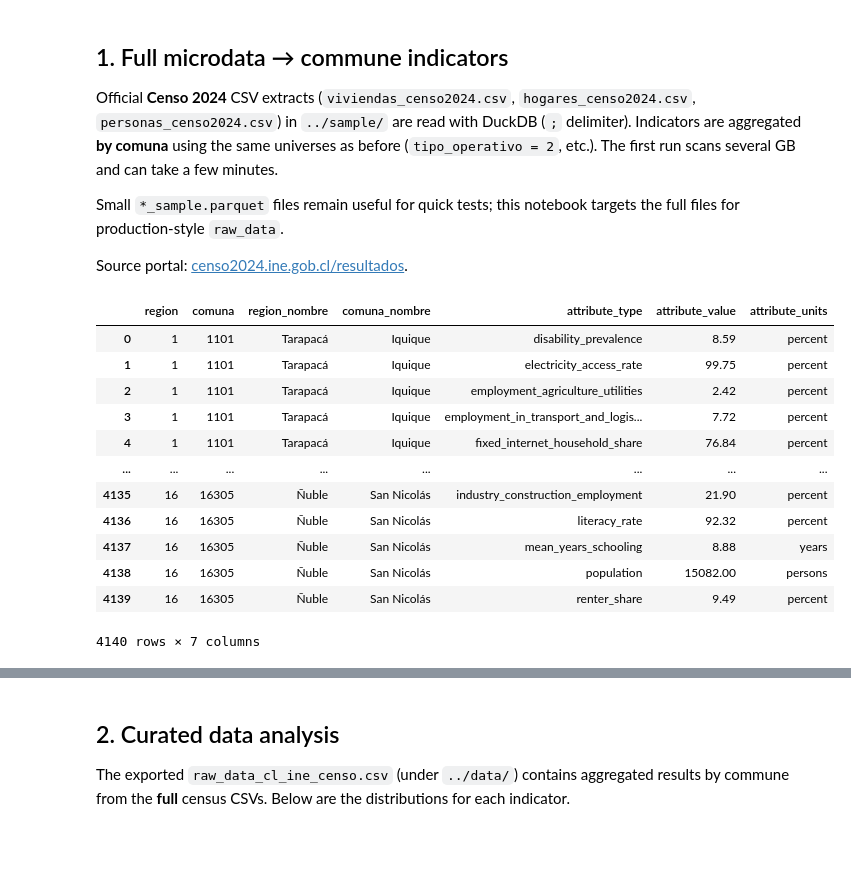
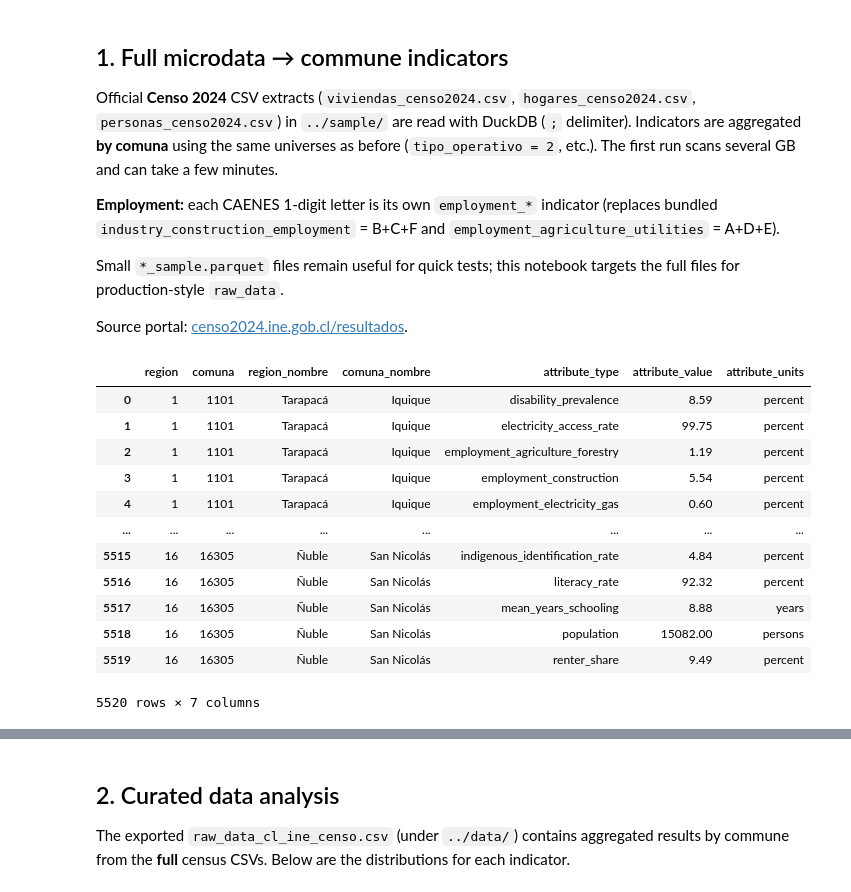
Before and after one commit to Open-Earth-Foundation/CityCatalyst-global-data, a Jupyter notebook: dataset-review/reviews/cl-ine/cl-ine-censo/releases/2024/notebook/exploration.ipynb, the cells around one changed output, grey strips where cells are left out. Saved outputs shown, nothing was run; the diff lists cells and outputs as text; code cells hidden in the pictures; blank space fills up the shorter version.

```diff
--- a/dataset-review/reviews/cl-ine/cl-ine-censo/releases/2024/notebook/exploration.ipynb
+++ b/dataset-review/reviews/cl-ine/cl-ine-censo/releases/2024/notebook/exploration.ipynb
@@ -26,6 +32,8 @@ import numpy as np
 
 Official **Censo 2024** CSV extracts (`viviendas_censo2024.csv`, `hogares_censo2024.csv`, `personas_censo2024.csv`) in `../sample/` are read with DuckDB (`;` delimiter). Indicators are aggregated **by comuna** using the same universes as before (`tipo_operativo = 2`, etc.). The first run scans several GB and can take a few minutes.
 
+**Employment:** each CAENES 1-digit letter is its own `employment_*` indicator (replaces bundled `industry_construction_employment` = B+C+F and `employment_agriculture_utilities` = A+D+E).
+
 Small `*_sample.parquet` files remain useful for quick tests; this notebook targets the full files for production-style `raw_data`.
 
 Source portal: [censo2024.ine.gob.cl/resultados](https://censo2024.ine.gob.cl/resultados/).
@@ -78,9 +86,13 @@ hog AS (
 ),
 emp AS (
   SELECT region, comuna,
-    COUNT(*) FILTER (WHERE cod_caenes IN ('B','C','F')) * 100.0 / NULLIF(COUNT(*), 0) AS industry_construction_pct,
-    COUNT(*) FILTER (WHERE cod_caenes = 'H') * 100.0 / NULLIF(COUNT(*), 0) AS transport_logistics_pct,
-    COUNT(*) FILTER (WHERE cod_caenes IN ('A','D','E')) * 100.0 / NULLIF(COUNT(*), 0) AS agriculture_utilities_employment_pct
+    COUNT(*) FILTER (WHERE cod_caenes = 'A') * 100.0 / NULLIF(COUNT(*), 0) AS employment_agriculture_forestry_pct,
+    COUNT(*) FILTER (WHERE cod_caenes = 'B') * 100.0 / NULLIF(COUNT(*), 0) AS employment_mining_pct,
+    COUNT(*) FILTER (WHERE cod_caenes = 'C') * 100.0 / NULLIF(COUNT(*), 0) AS employment_manufacturing_pct,
+    COUNT(*) FILTER (WHERE cod_caenes = 'D') * 100.0 / NULLIF(COUNT(*), 0) AS employment_electricity_gas_pct,
+    COUNT(*) FILTER (WHERE cod_caenes = 'E') * 100.0 / NULLIF(COUNT(*), 0) AS employment_water_waste_pct,
+    COUNT(*) FILTER (WHERE cod_caenes = 'F') * 100.0 / NULLIF(COUNT(*), 0) AS employment_construction_pct,
+    COUNT(*) FILTER (WHERE cod_caenes = 'H') * 100.0 / NULLIF(COUNT(*), 0) AS transport_logistics_pct
   FROM {_csv}
   WHERE tipo_operativo = 2 AND sit_fuerza_trabajo = 1
     AND cod_caenes IN ('A','B','C','D','E','F','G','H','I','J','K','L','M','N','O','P','Q','R','S','T','U')
@@ -110,9 +122,13 @@ joined AS (
     ROUND(h.home_ownership_pct, 2) AS home_ownership_pct,
     ROUND(h.renter_share_pct, 2) AS renter_share_pct,
     ROUND(h.fixed_internet_household_share_pct, 2) AS fixed_internet_household_share_pct,
-    ROUND(e.industry_construction_pct, 2) AS industry_construction_pct,
+    ROUND(e.employment_agriculture_forestry_pct, 2) AS employment_agriculture_forestry_pct,
+    ROUND(e.employment_mining_pct, 2) AS employment_mining_pct,
+    ROUND(e.employment_manufacturing_pct, 2) AS employment_manufacturing_pct,
+    ROUND(e.employment_electricity_gas_pct, 2) AS employment_electricity_gas_pct,
+    ROUND(e.employment_water_waste_pct, 2) AS employment_water_waste_pct,
+    ROUND(e.employment_construction_pct, 2) AS employment_construction_pct,
     ROUND(e.transport_logistics_pct, 2) AS transport_logistics_pct,
-    ROUND(e.agriculture_utilities_employment_pct, 2) AS agriculture_utilities_employment_pct,
     p.population AS population,
     ROUND(s.disability_prevalence_pct, 2) AS disability_prevalence_pct,
     ROUND(s.indigenous_identification_rate_pct, 2) AS indigenous_identification_rate_pct,
@@ -135,46 +151,54 @@ SELECT region, comuna, region_nombre, comuna_nombre, attribute_type, attribute_v
   UNION ALL
   SELECT region, comuna, region_nombre, comuna_nombre, 'home_ownership', home_ownership_pct, 'percent' FROM with_names WHERE home_ownership_pct IS NOT NULL
   UNION ALL
   SELECT region, comuna, region_nombre, comuna_nombre, 'renter_share', renter_share_pct, 'percent' FROM with_names WHERE renter_share_pct IS NOT NULL
   UNION ALL
-  SELECT region, comuna, region_nombre, comuna_nombre, 'industry_construction_employment', industry_construction_pct, 'percent' FROM with_names WHERE industry_construction_pct IS NOT NULL
+  SELECT region, comuna, region_nombre, comuna_nombre, 'employment_agriculture_forestry', employment_agriculture_forestry_pct, 'percent' FROM with_names WHERE employment_agriculture_forestry_pct IS NOT NULL
+  UNION ALL
+  SELECT region, comuna, region_nombre, comuna_nombre, 'employment_mining', employment_mining_pct, 'percent' FROM with_names WHERE employment_mining_pct IS NOT NULL
+  UNION ALL
+  SELECT region, comuna, region_nombre, comuna_nombre, 'employment_manufacturing', employment_manufacturing_pct, 'percent' FROM with_names WHERE employment_manufacturing_pct IS NOT NULL
+  UNION ALL
+  SELECT region, comuna, region_nombre, comuna_nombre, 'employment_electricity_gas', employment_electricity_gas_pct, 'percent' FROM with_names WHERE employment_electricity_gas_pct IS NOT NULL
+  UNION ALL
+  SELECT region, comuna, region_nombre, comuna_nombre, 'employment_water_waste', employment_water_waste_pct, 'percent' FROM with_names WHERE employment_water_waste_pct IS NOT NULL
+  UNION ALL
+  SELECT region, comuna, region_nombre, comuna_nombre, 'employment_construction', employment_construction_pct, 'percent' FROM with_names WHERE employment_construction_pct IS NOT NULL
   UNION ALL
   SELECT region, comuna, region_nombre, comuna_nombre, 'employment_in_transport_and_logistics', transport_logistics_pct, 'percent' FROM with_names WHERE transport_logistics_pct IS NOT NULL
   UNION ALL
   SELECT region, comuna, region_nombre, comuna_nombre, 'population', CAST(population AS DOUBLE), 'persons' FROM with_names WHERE population IS NOT NULL
   UNION ALL
   SELECT region, comuna, region_nombre, comuna_nombre, 'fixed_internet_household_share', fixed_internet_household_share_pct, 'percent' FROM with_names WHERE fixed_internet_household_share_pct IS NOT NULL
-  UNION ALL
-  SELECT region, comuna, region_nombre, comuna_nombre, 'employment_agriculture_utilities', agriculture_utilities_employment_pct, 'percent' FROM with_names WHERE agriculture_utilities_employment_pct IS NOT NULL
   UNION ALL
   SELECT region, comuna, region_nombre, comuna_nombre, 'disability_prevalence', disability_prevalence_pct, 'percent' FROM with_names WHERE disability_prevalence_pct IS NOT NULL
   UNION ALL
   SELECT region, comuna, region_nombre, comuna_nombre, 'indigenous_identification_rate', indigenous_identification_rate_pct, 'percent' FROM with_names WHERE indigenous_identification_rate_pct IS NOT NULL
   UNION ALL
   SELECT region, comuna, region_nombre, comuna_nombre, 'literacy_rate', literacy_rate_pct, 'percent' FROM with_names WHERE literacy_rate_pct IS NOT NULL
   UNION ALL
   SELECT region, comuna, region_nombre, comuna_nombre, 'mean_years_schooling', mean_years_schooling, 'years' FROM with_names WHERE mean_years_schooling IS NOT NULL
 )
 ORDER BY region, comuna, attribute_type
 """,
     [VIV_CSV, HOG_CSV, PER_CSV, PER_CSV, PER_CSV],
 ).df()
 
 df
 # %% [output]
 |  | region | comuna | region_nombre | comuna_nombre | attribute_type | attribute_value | attribute_units |
 | 0 | 1 | 1101 | Tarapacá | Iquique | disability_prevalence | 8.59 | percent |
 | 1 | 1 | 1101 | Tarapacá | Iquique | electricity_access_rate | 99.75 | percent |
-| 2 | 1 | 1101 | Tarapacá | Iquique | employment_agriculture_utilities | 2.42 | percent |
-| 3 | 1 | 1101 | Tarapacá | Iquique | employment_in_transport_and_logis... | 7.72 | percent |
-| 4 | 1 | 1101 | Tarapacá | Iquique | fixed_internet_household_share | 76.84 | percent |
+| 2 | 1 | 1101 | Tarapacá | Iquique | employment_agriculture_forestry | 1.19 | percent |
+| 3 | 1 | 1101 | Tarapacá | Iquique | employment_construction | 5.54 | percent |
+| 4 | 1 | 1101 | Tarapacá | Iquique | employment_electricity_gas | 0.60 | percent |
 | ... | ... | ... | ... | ... | ... | ... | ... |
-| 4135 | 16 | 16305 | Ñuble | San Nicolás | industry_construction_employment | 21.90 | percent |
-| 4136 | 16 | 16305 | Ñuble | San Nicolás | literacy_rate | 92.32 | percent |
-| 4137 | 16 | 16305 | Ñuble | San Nicolás | mean_years_schooling | 8.88 | years |
-| 4138 | 16 | 16305 | Ñuble | San Nicolás | population | 15082.00 | persons |
-| 4139 | 16 | 16305 | Ñuble | San Nicolás | renter_share | 9.49 | percent |
+| 5515 | 16 | 16305 | Ñuble | San Nicolás | indigenous_identification_rate | 4.84 | percent |
+| 5516 | 16 | 16305 | Ñuble | San Nicolás | literacy_rate | 92.32 | percent |
+| 5517 | 16 | 16305 | Ñuble | San Nicolás | mean_years_schooling | 8.88 | years |
+| 5518 | 16 | 16305 | Ñuble | San Nicolás | population | 15082.00 | persons |
+| 5519 | 16 | 16305 | Ñuble | San Nicolás | renter_share | 9.49 | percent |
-4140 rows × 7 columns
+5520 rows × 7 columns
 # %%
 labels = ["very low", "low", "medium", "high", "very high"]
 df["attribute_category"] = df.groupby("attribute_type")["attribute_value"].transform(
```
Also changed, not shown: parts of 3 cells of this notebook, 10 other files.
